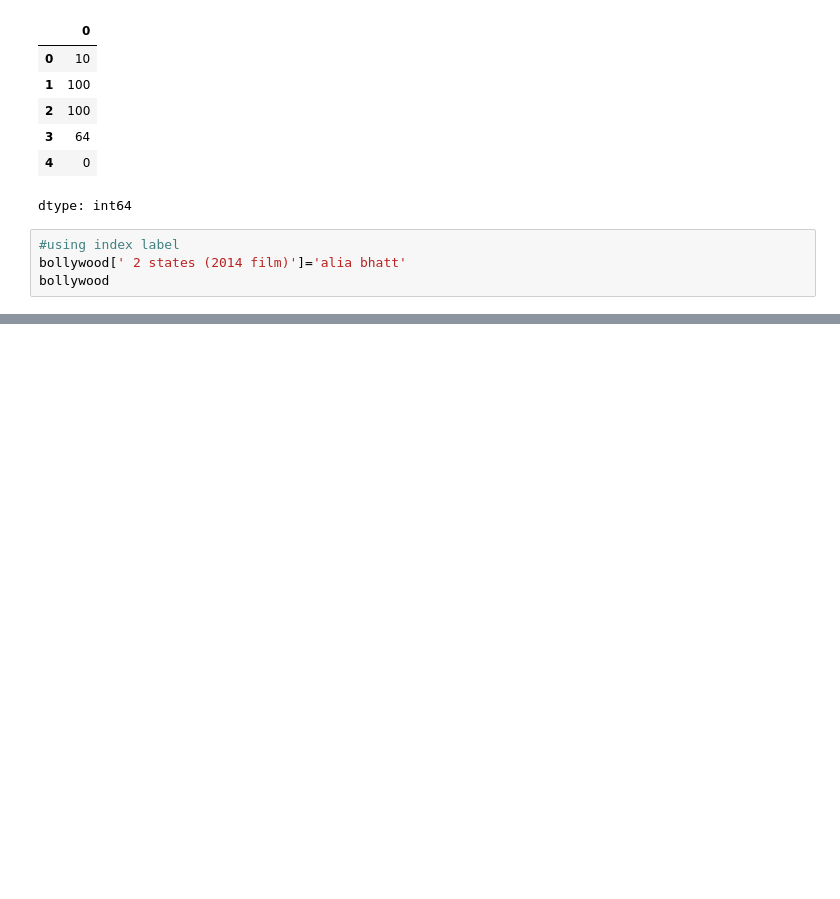
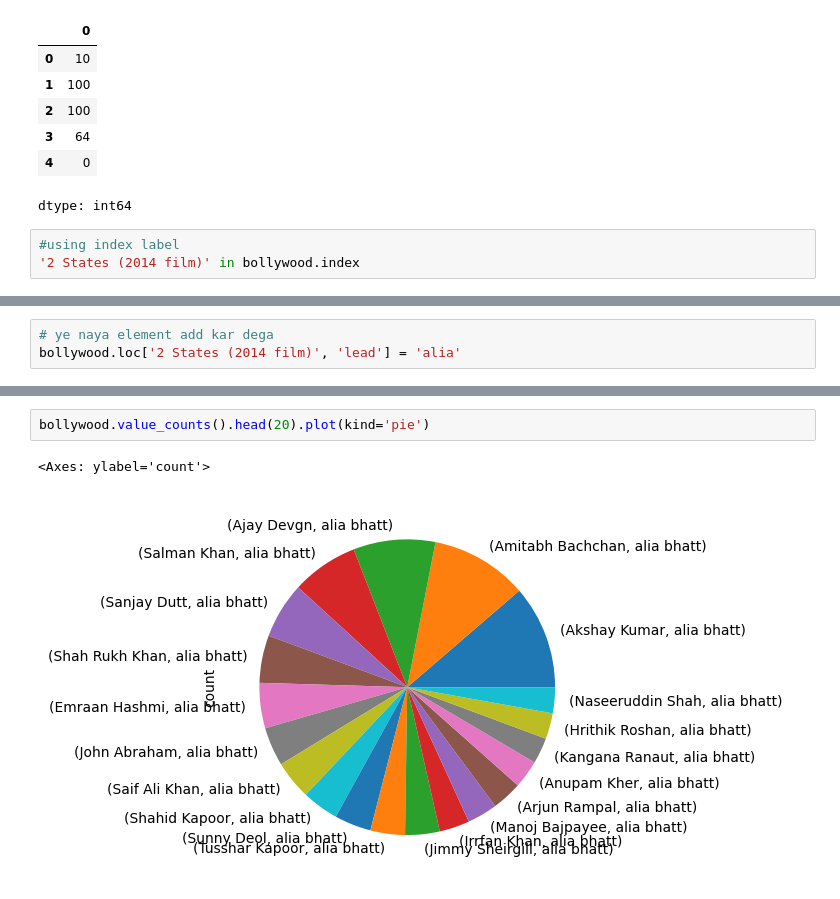
Before and after one commit to raunakdwivedi03/Python_Libraries, a Jupyter notebook: Pandas.ipynb, the cells around one changed output, grey strips where cells are left out. Drawn from its saved outputs; the diff is of its cells as text; blank space fills up the shorter version.

```diff
--- a/Pandas.ipynb
+++ b/Pandas.ipynb
@@ -726,6 +726,5 @@ runs_ser
 dtype: int64
 # %%
 #using index label
-bollywood[' 2 states (2014 film)']='alia bhatt'
-bollywood
+'2 States (2014 film)' in bollywood.index
 # %% [output]
@@ -745,0 +732,3 @@ bollywood
+# %%
+# ye naya element add kar dega
+bollywood.loc['2 States (2014 film)', 'lead'] = 'alia'
@@ -745,0 +997,5 @@ bollywood
+# %%
+bollywood.value_counts().head(20).plot(kind='pie')
+# %% [output]
+<Axes: ylabel='count'>
+[figure, added]
```
Also changed, not shown: parts of 25 cells of this notebook.
